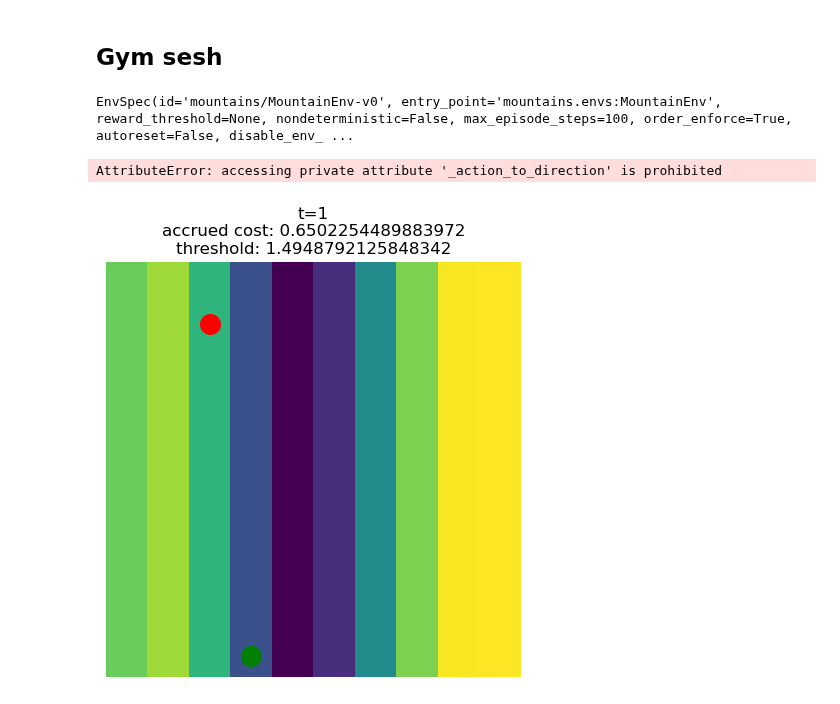
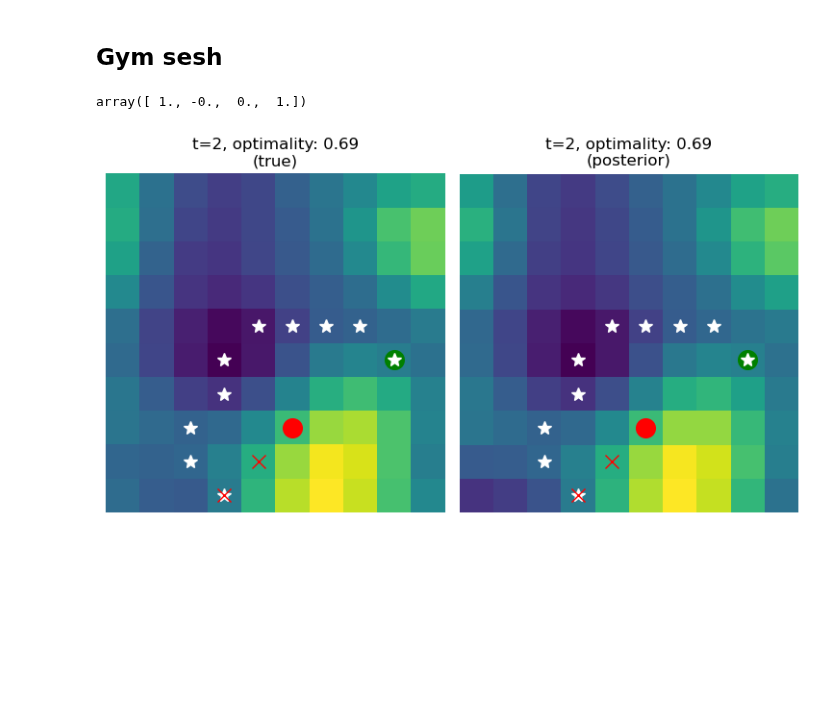
Before and after one commit to tgham/context_exploration, a Jupyter notebook: GP_worlds.ipynb, the cells around one changed output. Drawn from its saved outputs; the diff is of its cells as text; code cells hidden in the pictures; blank space fills up the shorter version.

```diff
--- a/GP_worlds.ipynb
+++ b/GP_worlds.ipynb
@@ -1243,22 +1061,16 @@ class Mountain_Env(gym.Env):
 # %%
 import sys
 sys.path.append('mountains/envs')
-# %%
-registry['mountains/MountainEnv-v0']
-# %% [output]
-EnvSpec(id='mountains/MountainEnv-v0', entry_point='mountains.envs:MountainEnv', reward_threshold=None, nondeterministic=False, max_episode_steps=100, order_enforce=True, autoreset=False, disable_env_ ...
-# %%
-env._action_to_direction
-# %% [output]
-AttributeError: accessing private attribute '_action_to_direction' is prohibited
+# %%
+env.obs[0]
+# %% [output]
+array([ 1., -0.,  0.,  1.])
 # %%
 # %load_ext autoreload
 # %autoreload 2
 
-## inits
-N=10
+## register env
 
-## register env
 # Unregister the environment if it's already registered
 env_id = "mountains/MountainEnv-v0"
 if env_id in registry:
@@ -1266,37 +1078,47 @@ if env_id in registry:
 
 # Re-register the updated environment
 register(
-#     id="mountains/MountainEnv-v0",
     id=env_id,
     entry_point='mountains.envs:MountainEnv',
     max_episode_steps=100,
     kwargs={"size": N},
 )
 
-# !pip install -e .
+## inits
+true_k = 'rbf_x'
+true_k = 'rbf'
+# true_k = 'periodic_x'
+N = 10
+metric = 'chebyshev'
 
 
 ## create env
-env = gym.make("mountains/MountainEnv-v0", N=N, params=None, render_mode='human')
+env = gym.make("mountains/MountainEnv-v0", N=N, params=None, metric=metric, true_k=true_k, render_mode=None)
+env = gym.make("mountains/MountainEnv-v0", N=N, params=None, metric=metric, true_k=true_k, render_mode='human')
 observation, info = env.reset()
 
 ## loop through trials
-for _ in range(20):
+for _ in range(40):
 
     ### action selection
 
     ## random action
     # action = env.action_space.sample()
 
     ## greedy
-    action = env.greedy_policy(observation['agent'], observation['target'], eps = 0)
+    # action = env.greedy_policy(observation['agent'], observation['target'], eps = 0)
 
+    ## balance of cost + distance
+    K_inf = env.K_rbf
+    K_inf = env.K_rbf_x
+
+    action = env.balanced_policy(observation['agent'], observation['target'], eps = 0, alpha = 0.3)
 
     ## take step
     observation, reward, terminated, truncated, info = env.step(action)
     if terminated or truncated:
         observation, info = env.reset()
 
 env.close()
 # %% [output]
-[figure, old version]
+[figure, new version]
```
Also changed, not shown: parts of 3 cells of this notebook, 2 other files.
